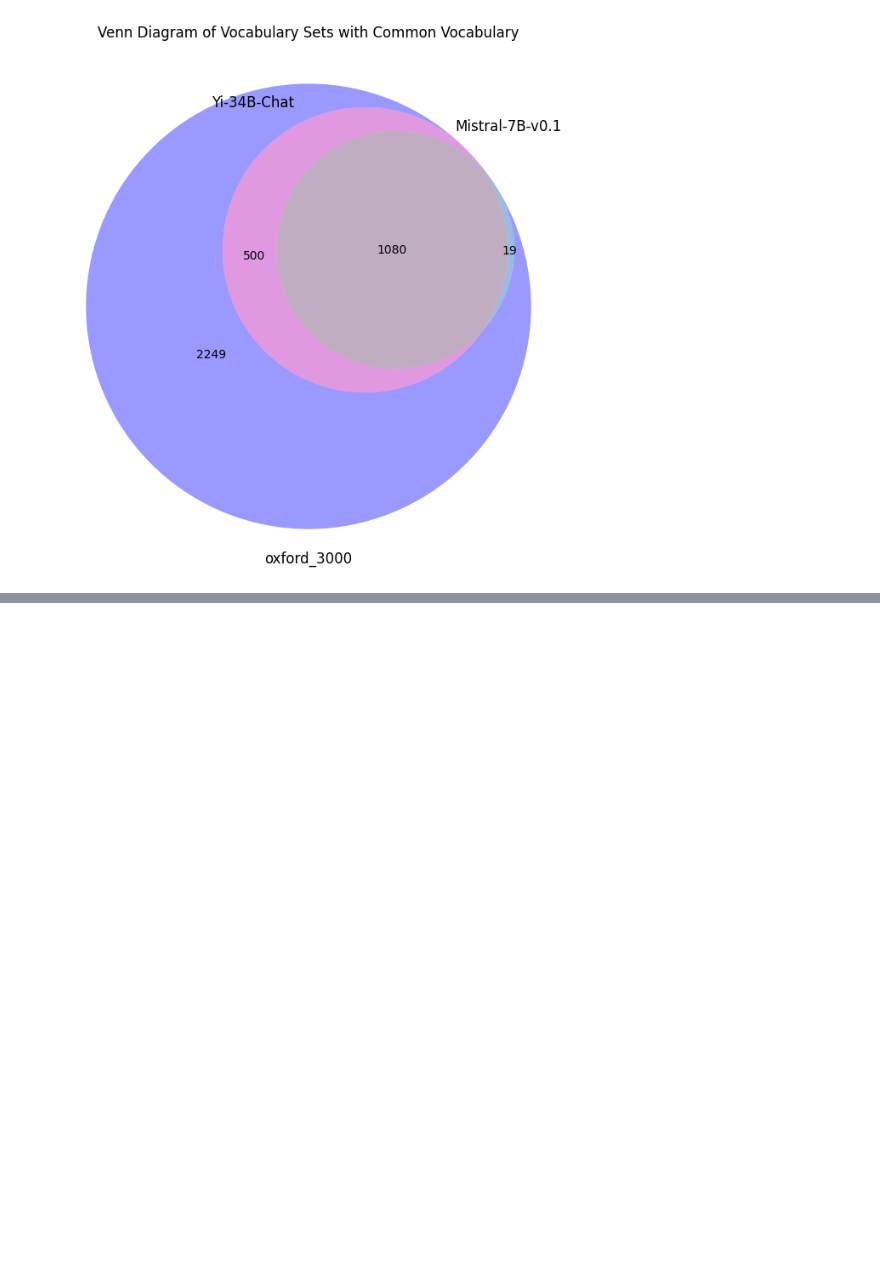
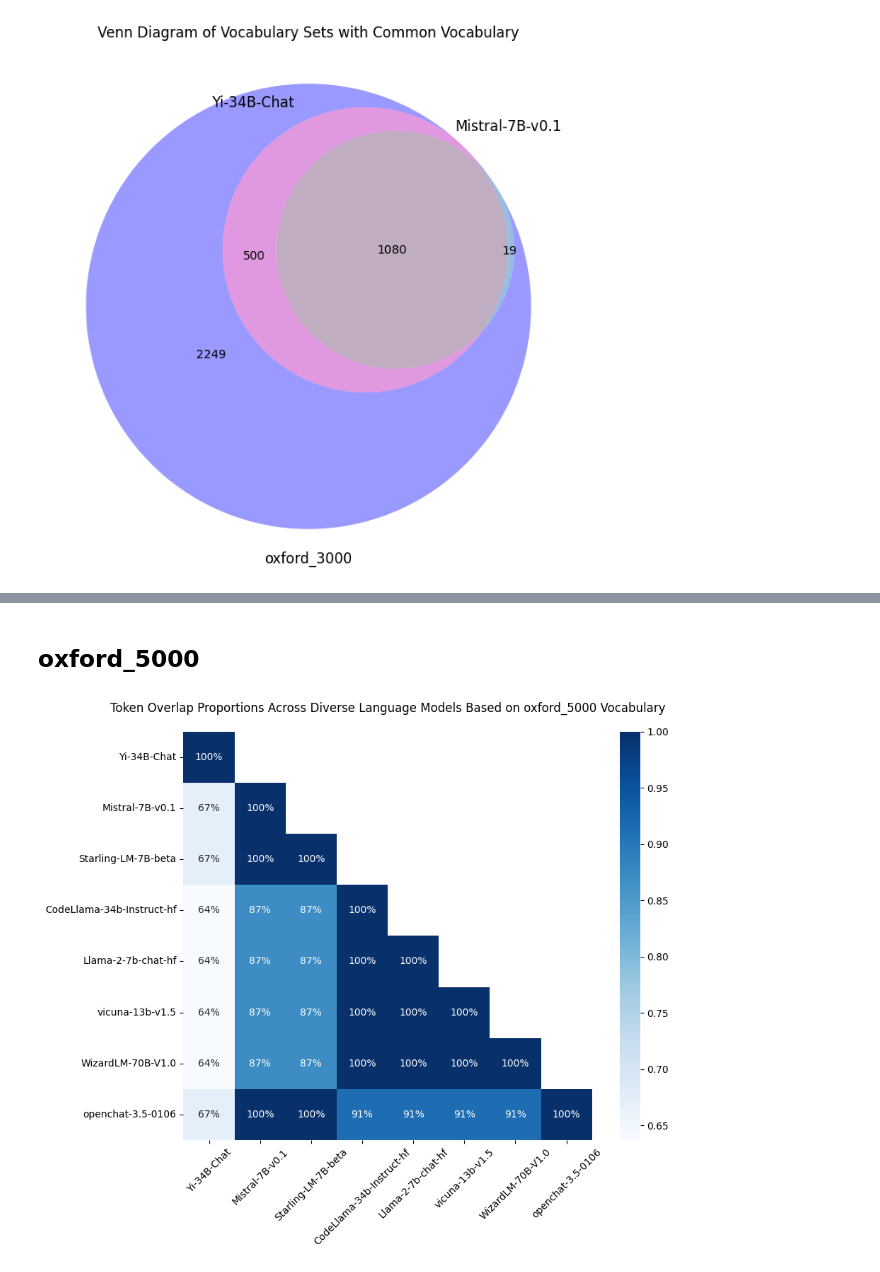
Before and after one commit to happyPydog/llm-research, a Jupyter notebook: vocab_overlapping_experiment.ipynb, the cells around one changed output, grey strips where cells are left out. Cells and saved outputs as stored; diff of their text form; code cells hidden in the pictures; blank space fills up the shorter version.

Commit message:
add more example for plotting heatmap

```diff
--- a/vocab_overlapping_experiment.ipynb
+++ b/vocab_overlapping_experiment.ipynb
@@ -245,0 +247,19 @@ plot_overlap_heatmap(
+# %% [markdown]
+## oxford_5000
+# %%
+plot_overlap_heatmap(
+    vocab,
+    model_names=[
+        "Yi-34B-Chat",
+        "Mistral-7B-v0.1",
+        "Starling-LM-7B-beta",
+        "CodeLlama-34b-Instruct-hf",
+        "Llama-2-7b-chat-hf",
+        "vicuna-13b-v1.5",
+        "WizardLM-70B-V1.0",
+        "openchat-3.5-0106",
+    ],
+    common_vocab_key="oxford_5000",
+)
+# %% [output]
+[figure, added]
```
Also changed, not shown: parts of 5 cells of this notebook.
